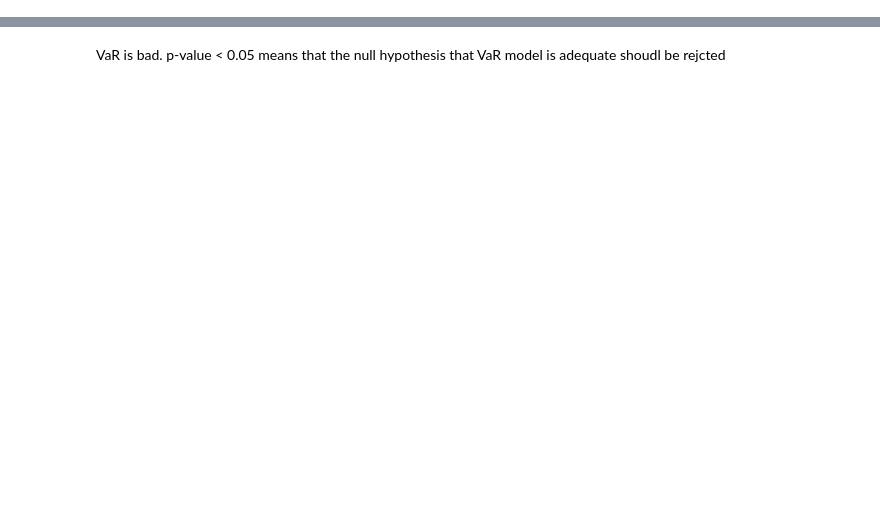
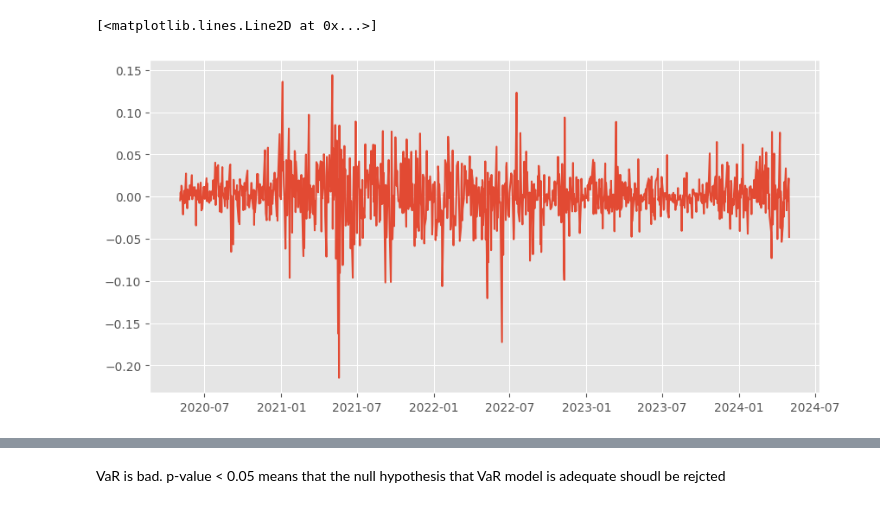
Before and after one commit to antek0308/TS_GARCH, a Jupyter notebook: Data/GARCH.ipynb, the cells around one changed output, grey strips where cells are left out. Saved outputs shown, nothing was run; the diff lists cells and outputs as text; code cells hidden in the pictures; blank space fills up the shorter version.

```diff
--- a/Data/GARCH.ipynb
+++ b/Data/GARCH.ipynb
@@ -208,0 +57,13 @@ res_df = pd.DataFrame({
+# %%
+initial_value = 1
+w = np.repeat(0.2, df_insample.shape[1])
+allocation = initial_value * w
+shares = allocation / df_insample.iloc[0]
+portfolio = df_insample.dot(shares)
+
+portfolio_insample = np.log(portfolio / portfolio.shift(1)).dropna()
+# %%
+plt.plot(portfolio_insample)
+# %% [output]
+[<matplotlib.lines.Line2D at 0x...>]
+[figure, added]
```
Also changed, not shown: parts of 65 cells of this notebook.
